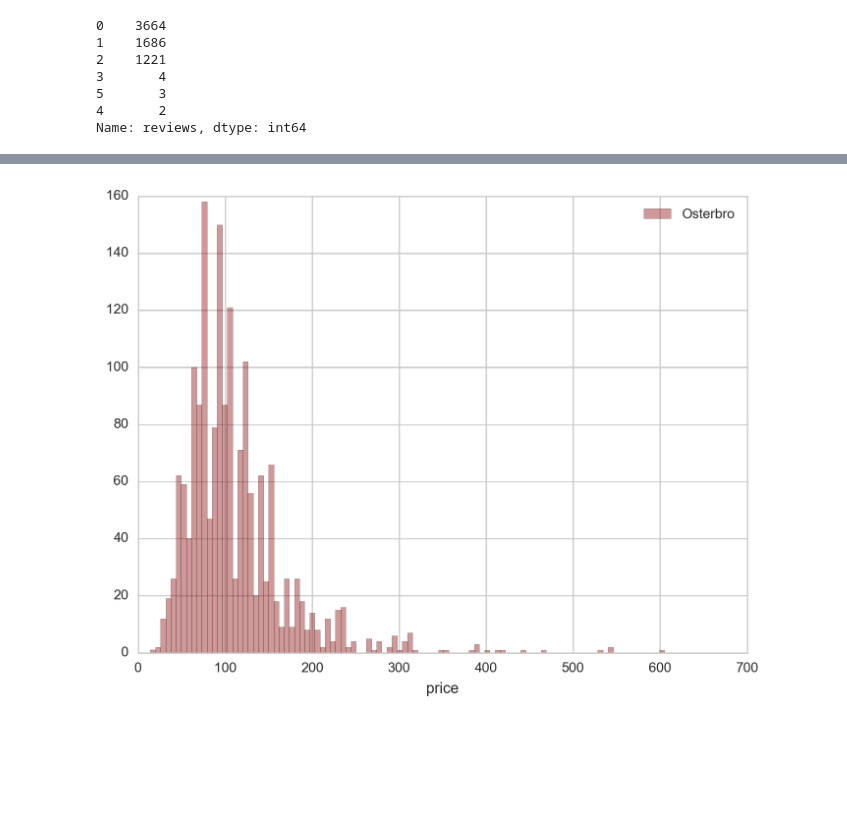
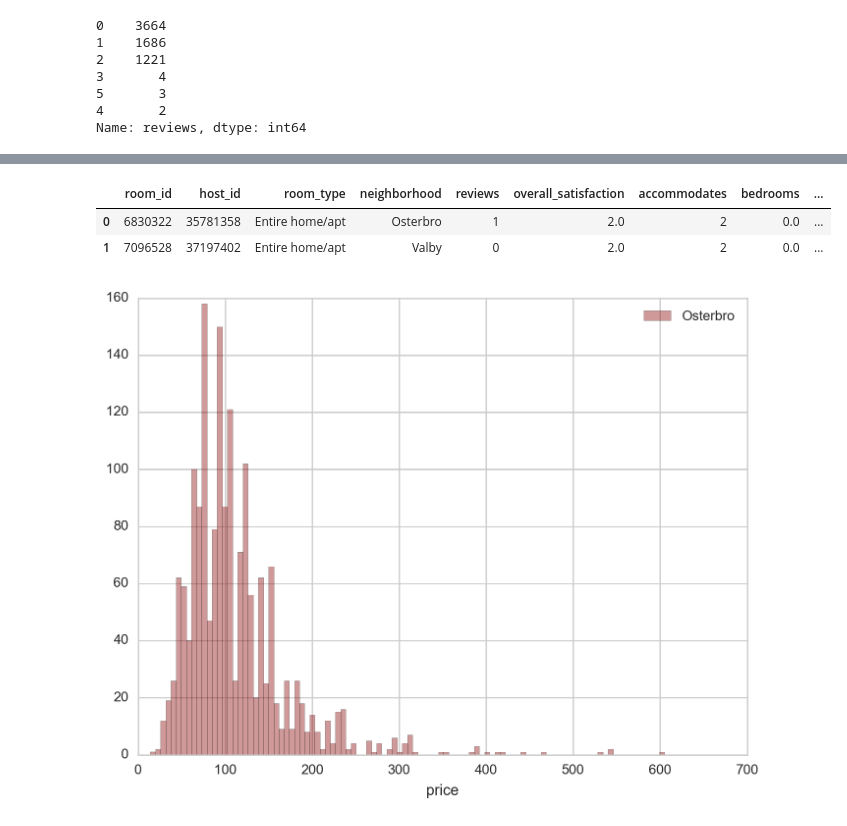
Before and after one commit to Jyojha/DS_Projects, a Jupyter notebook: Copenhagen_EDA.ipynb, the cells around one changed output, grey strips where cells are left out. Saved outputs shown, nothing was run; the diff lists cells and outputs as text; code cells hidden in the pictures; blank space fills up the shorter version.

```diff
--- a/Copenhagen_EDA.ipynb
+++ b/Copenhagen_EDA.ipynb
@@ -146,3 +165,9 @@ cop.overall_satisfaction.fillna(value =2. ,inplace=True)
+# %%
+cop.head(2)
+# %% [output]
+|  | room_id | host_id | room_type | neighborhood | reviews | overall_satisfaction | accommodates | bedrooms | ... |
+| 0 | 6830322 | 35781358 | Entire home/apt | Osterbro | 1 | 2.0 | 2 | 0.0 | ... |
+| 1 | 7096528 | 37197402 | Entire home/apt | Valby | 0 | 2.0 | 2 | 0.0 | ... |
 # %%
 cop.to_csv(path_or_buf='/Users/jyots/Desktop/DS_Projects/airbnb_datasets/Copenhagen_Clean.csv')
 # %%
```
Also changed, not shown: parts of 8 cells of this notebook.
